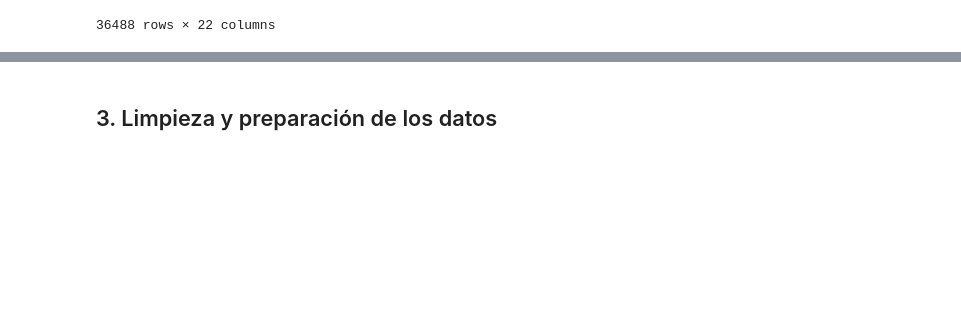
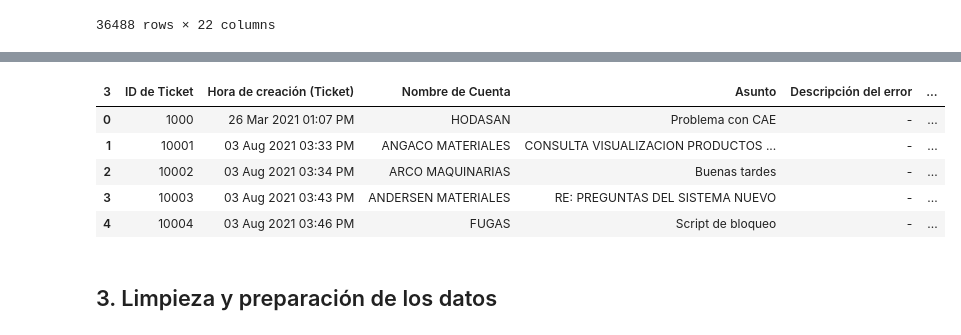
Before and after one commit to christiansaluzzo/Etsol_AnalisisClientes, a Jupyter notebook: análisis_clientes.ipynb, the cells around one changed output, grey strips where cells are left out. Cells and saved outputs as stored; diff of their text form; code cells hidden in the pictures; blank space fills up the shorter version.

Commit message:
Avances con el DS de Tickets y base de datos subida en formato *.csv

```diff
--- a/análisis_clientes.ipynb
+++ b/análisis_clientes.ipynb
@@ -120,0 +127,28 @@ display(ds_llamadas)
+# %%
+# Tomamos los datos del archivo *.csv almacenado de manera local
+# Este archivo *.csv tiene todos los tickets de Clientes
+df_crudo_tickets = pd.read_csv('ds/Cantidad de Ticket por Rango Fecha_01012021_31072025.csv', sep=',' , encoding='utf-8')
+
+# ---------------------------- Análisis Exploratorio de Datos -------------------------------------------------------------------------------
+new_header = df_crudo_tickets.iloc[3] # Tomar la fila 3 como "cabecera".
+
+# Eliminar las primeras 4 filas y luego la fila que acabamos de usar como encabezado para que los datos comiencen desde la fila 4
+df_tickets = df_crudo_tickets[4:] # Selecciona todas las filas desde el índice 4 en adelante
+
+# Asignar los nuevos nombres de columna
+df_tickets.columns = new_header
+df_tickets = df_tickets.reset_index(drop=True) # Reniciamos el índice
+
+
+# Especifica el formato de acuerdo a tu caso
+formato = '%d/%m/%Y %H:%M'  # formato fecha y hora
+# Separamos fecha y hora en campos diferentes
+df_tickets['Fecha_creacion'] = pd.to_datetime(df_tickets['Hora de creación (Ticket)'], format=formato).dt.date
+df_tickets['Hora_creacion'] = pd.to_datetime(df_tickets['Hora de creación (Ticket)'], format=formato).dt.time
+
+"""
+# Separamos fecha y hora en campos diferentes
+df_tickets['Fecha_creacion'] = pd.to_datetime(df_tickets['Hora de creación (Ticket)']).dt.date
+df_tickets['Hora_creacion'] = pd.to_datetime(df_tickets['Hora de creación (Ticket)']).dt.time
+#df['Fecha_cierre'] = pd.to_datetime(df['Fecha de cierre']).dt.date
+"""
@@ -120,0 +160,9 @@ display(ds_llamadas)
+# %%
+df_tickets.head(5)
+# %% [output]
+| 3 | ID de Ticket | Hora de creación (Ticket) | Nombre de Cuenta | Asunto | Descripción del error | ... |
+| 0 | 1000 | 26 Mar 2021 01:07 PM | HODASAN | Problema con CAE | - | ... |
+| 1 | 10001 | 03 Aug 2021 03:33 PM | ANGACO MATERIALES | CONSULTA VISUALIZACION PRODUCTOS ... | - | ... |
+| 2 | 10002 | 03 Aug 2021 03:34 PM | ARCO MAQUINARIAS | Buenas tardes | - | ... |
+| 3 | 10003 | 03 Aug 2021 03:43 PM | ANDERSEN MATERIALES | RE: PREGUNTAS DEL SISTEMA NUEVO | - | ... |
+| 4 | 10004 | 03 Aug 2021 03:46 PM | FUGAS | Script de bloqueo | - | ... |
```
Also changed, not shown: parts of 5 cells of this notebook, 3 other files.
